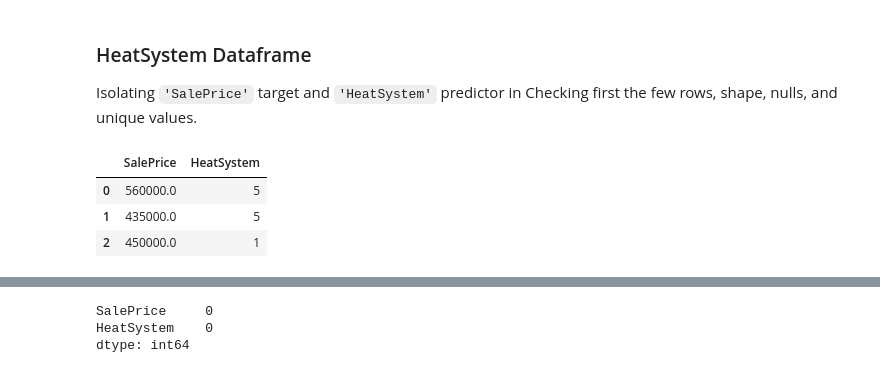
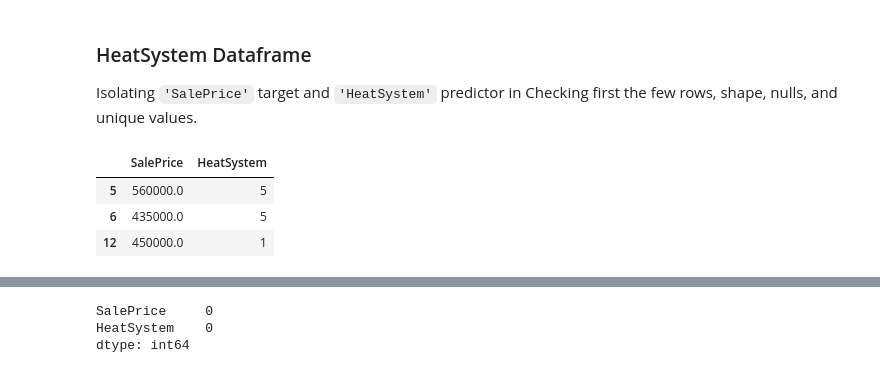
Before and after one commit to jeffreyhwatson/King_Co_Price_Analysis, a Jupyter notebook: notebooks/exploratory/eda_sql.ipynb, the cells around one changed output, grey strips where cells are left out. Saved outputs shown, nothing was run; the diff lists cells and outputs as text; code cells hidden in the pictures.

````diff
--- a/notebooks/exploratory/eda_sql.ipynb
+++ b/notebooks/exploratory/eda_sql.ipynb
@@ -492,0 +549,3 @@ s19[['SalePrice', 'ID', 'ExciseTaxNbr',\
+# %%
+drop_idx = df[df.SalePrice == 0].index
+df.drop(drop_idx, inplace=True)
@@ -492,0 +556,3 @@ s19[['SalePrice', 'ID', 'ExciseTaxNbr',\
+# %%
+drop_idx = df[df.PropertyType == '0'].index
+df.drop(drop_idx, inplace=True)
@@ -492,0 +571,3 @@ s19[['SalePrice', 'ID', 'ExciseTaxNbr',\
+# %%
+# isolating 2019 data
+df = df[df['DocumentYear']==2019]
@@ -1017,10 +1033,10 @@ Since two of the questions we want to answer relate to the HeatSystem and SqFtEn
 Isolating ```'SalePrice'``` target and ```'HeatSystem'``` predictor in Checking first the few rows, shape, nulls, and unique values.
 # %%
 # Isolating SalePrice target and HeatSystem predictor into a data frame.
-heat_df = nz19[['SalePrice','HeatSystem']]
+heat_df = df[['SalePrice','HeatSystem']].copy()
 heat_df.head(3)
 # %% [output]
 |  | SalePrice | HeatSystem |
-| 0 | 560000.0 | 5 |
-| 1 | 435000.0 | 5 |
-| 2 | 450000.0 | 1 |
+| 5 | 560000.0 | 5 |
+| 6 | 435000.0 | 5 |
+| 12 | 450000.0 | 1 |
````
Also changed, not shown: parts of 97 cells of this notebook, 4 other files.
